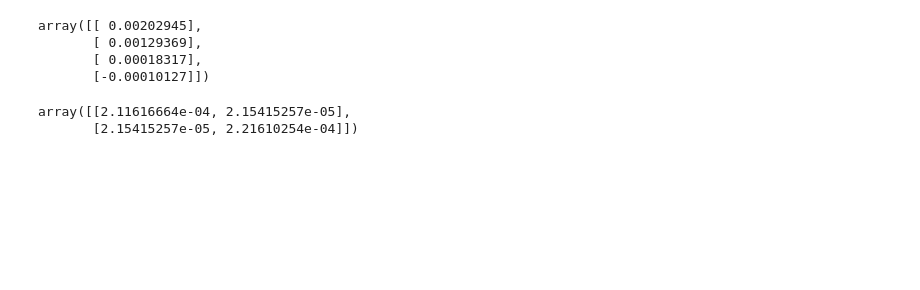
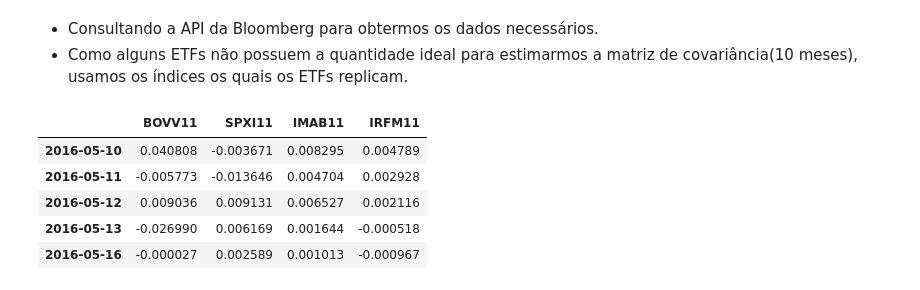
Before and after one commit to brunompasini/HackaItau, a Jupyter notebook: Hacka/n-ativos.ipynb, the cells around one changed output. Cells and saved outputs as stored; diff of their text form; code cells hidden in the pictures; blank space fills up the shorter version.

```diff
--- a/Hacka/n-ativos.ipynb
+++ b/Hacka/n-ativos.ipynb
@@ -184,12 +36,0 @@ def minimize_vol2(target_return, er, cov):
-# %%
-e_r
-# %% [output]
-array([[ 0.00202945],
-       [ 0.00129369],
-       [ 0.00018317],
-       [-0.00010127]])
-# %%
-cov
-# %% [output]
-array([[2.11616664e-04, 2.15415257e-05],
-       [2.15415257e-05, 2.21610254e-04]])
@@ -197,0 +37,26 @@ def minimize_vol(e_r, cov, rp, eps = 0.0001, sim = 100000):
+# %% [markdown]
+- Consultando a API da Bloomberg para obtermos os dados necessários.
+- Como alguns ETFs não possuem a quantidade ideal para estimarmos a matriz de covariância(10 meses), usamos os índices os quais os ETFs replicam.
+# %%
+dados = blp.bdh(['BOVV11 BZ Equity', 'SPXI11 BZ Equity', "IMAB11 BZ Equity","IRFM11 BZ Equity" ],
+                'PX_LAST', '2016-05-8', '2021-04-30')
+dados_antigos = blp.bdh(["IBOV Index", "SPXT Index", "BZRFIMAB Index", "BZRFIRFM Index"],
+                       'PX_LAST', '2016-05-8', '2021-04-30')
+
+dados.columns = ["BOVV11","SPXI11", "IMAB11", "IRFM11"]
+dados_antigos.columns = ["BOVV11","SPXI11", "IMAB11", "IRFM11"]
+
+retornos = dados.pct_change()
+retornos_antigos = dados_antigos.pct_change()
+
+retornos[retornos.isnull()] = retornos_antigos
+retornos = retornos.dropna()
+# %%
+retornos.head()
+# %% [output]
+|  | BOVV11 | SPXI11 | IMAB11 | IRFM11 |
+| 2016-05-10 | 0.040808 | -0.003671 | 0.008295 | 0.004789 |
+| 2016-05-11 | -0.005773 | -0.013646 | 0.004704 | 0.002928 |
+| 2016-05-12 | 0.009036 | 0.009131 | 0.006527 | 0.002116 |
+| 2016-05-13 | -0.026990 | 0.006169 | 0.001644 | -0.000518 |
+| 2016-05-16 | -0.000027 | 0.002589 | 0.001013 | -0.000967 |
```
Also changed, not shown: parts of 22 cells of this notebook, 7 other files.
